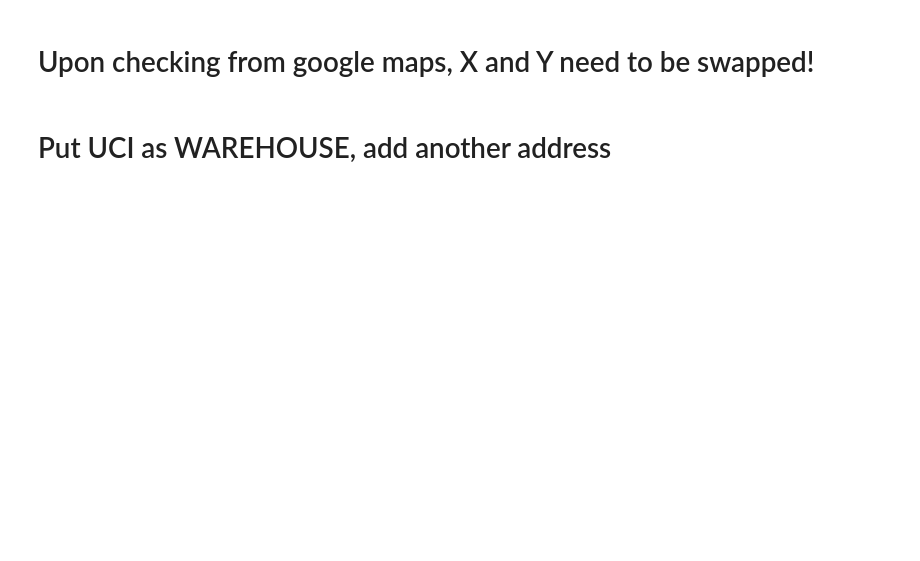
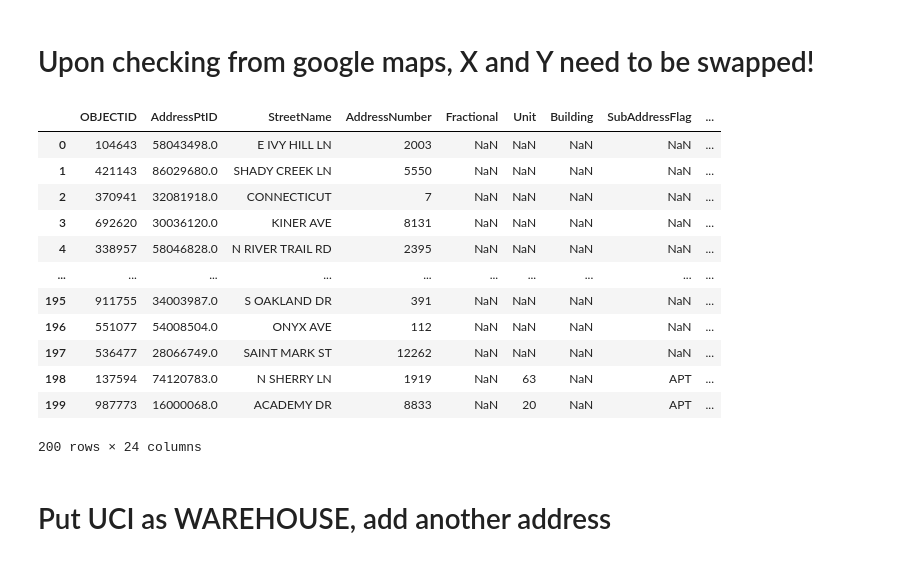
Before and after one commit to Hyunwoo36/uci_tsp, a Jupyter notebook: generate_data.ipynb, the cells around one changed output. Drawn from its saved outputs; the diff is of its cells as text; code cells hidden in the pictures; blank space fills up the shorter version.

```diff
--- a/generate_data.ipynb
+++ b/generate_data.ipynb
@@ -87,3 +91,19 @@ sampled_df.drop('X_temp', axis=1, inplace=True)
+# %%
+sampled_df
+# %% [output]
+|  | OBJECTID | AddressPtID | StreetName | AddressNumber | Fractional | Unit | Building | SubAddressFlag | ... |
+| 0 | 104643 | 58043498.0 | E IVY HILL LN | 2003 | NaN | NaN | NaN | NaN | ... |
+| 1 | 421143 | 86029680.0 | SHADY CREEK LN | 5550 | NaN | NaN | NaN | NaN | ... |
+| 2 | 370941 | 32081918.0 | CONNECTICUT | 7 | NaN | NaN | NaN | NaN | ... |
+| 3 | 692620 | 30036120.0 | KINER AVE | 8131 | NaN | NaN | NaN | NaN | ... |
+| 4 | 338957 | 58046828.0 | N RIVER TRAIL RD | 2395 | NaN | NaN | NaN | NaN | ... |
+| ... | ... | ... | ... | ... | ... | ... | ... | ... | ... |
+| 195 | 911755 | 34003987.0 | S OAKLAND DR | 391 | NaN | NaN | NaN | NaN | ... |
+| 196 | 551077 | 54008504.0 | ONYX AVE | 112 | NaN | NaN | NaN | NaN | ... |
+| 197 | 536477 | 28066749.0 | SAINT MARK ST | 12262 | NaN | NaN | NaN | NaN | ... |
+| 198 | 137594 | 74120783.0 | N SHERRY LN | 1919 | NaN | 63 | NaN | APT | ... |
+| 199 | 987773 | 16000068.0 | ACADEMY DR | 8833 | NaN | 20 | NaN | APT | ... |
+200 rows × 24 columns
 # %% [markdown]
 # Put UCI as WAREHOUSE, add another address
 # %%
```
Also changed, not shown: parts of 10 cells of this notebook, 4 other files.
